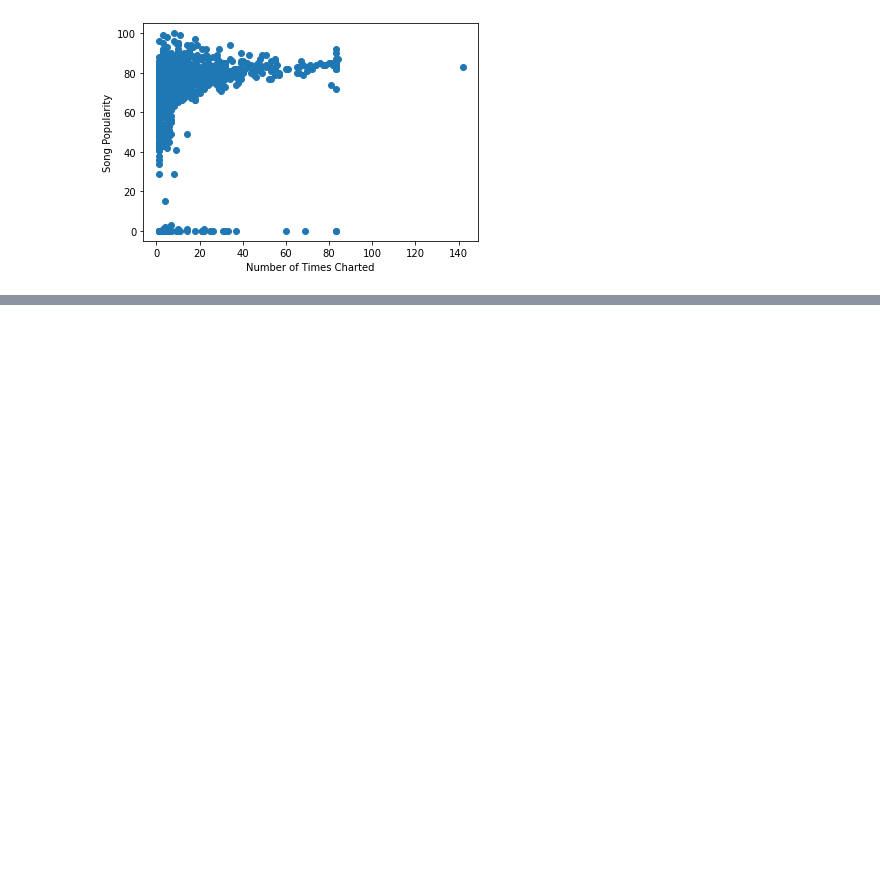
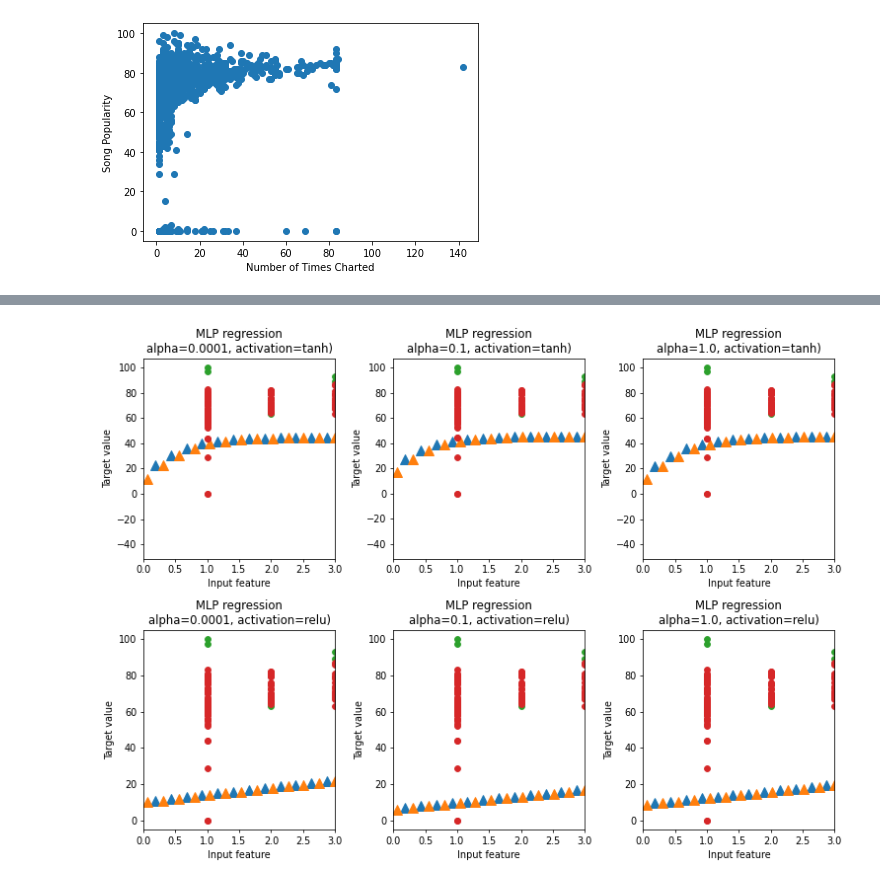
Before and after one commit to theslic/MLP_Project, a Jupyter notebook: analysis/Popularity_Analysis.ipynb, the cells around one changed output, grey strips where cells are left out. Saved outputs shown, nothing was run; the diff lists cells and outputs as text; code cells hidden in the pictures; blank space fills up the shorter version.

```diff
--- a/analysis/Popularity_Analysis.ipynb
+++ b/analysis/Popularity_Analysis.ipynb
@@ -152,2 +183,9 @@ Text(0, 0.5, 'Song Popularity')
 # %%
 df.to_csv('pop_input.csv')
+# %%
+import pandas as pd
+import numpy as np
+import matplotlib.pyplot as plt
+df = pd.read_csv("pop_input.csv")
+display(df.head())
+display(df.info())
@@ -153,0 +631,30 @@ df.to_csv('pop_input.csv')
+# %%
+from sklearn.neural_network import MLPRegressor
+
+fig, subaxes = plt.subplots(2, 3, figsize=(11,8), dpi=70)
+
+X_predict_input = np.linspace(-3, 3, 50).reshape(-2,2)
+
+
+X_train, X_test, y_train, y_test = train_test_split(X[0::5], y[0::5].ravel(), random_state = 0)
+
+for thisaxisrow, thisactivation in zip(subaxes, ['tanh', 'relu', 'logistic']):
+    for thisalpha, thisaxis in zip([0.0001, 0.1, 1.0, 100], thisaxisrow):
+        # create a model
+        mlpreg = MLPRegressor(hidden_layer_sizes = [100,100],
+                             activation = thisactivation,
+                             alpha = thisalpha,
+                             solver = 'adam').fit(X_train, y_train)
+
+        y_predict_output = mlpreg.predict(X_predict_input)
+        thisaxis.set_xlim([0, 3])
+        thisaxis.plot(X_predict_input, y_predict_output,
+                     '^', markersize = 10)
+        thisaxis.plot(X_train, y_train, 'o')
+        thisaxis.set_xlabel('Input feature')
+        thisaxis.set_ylabel('Target value')
+        thisaxis.set_title('MLP regression\nalpha={}, activation={})'
+                          .format(thisalpha, thisactivation))
+        plt.tight_layout()
+# %% [output]
+[figure, added]
```
Also changed, not shown: parts of 25 cells of this notebook.
